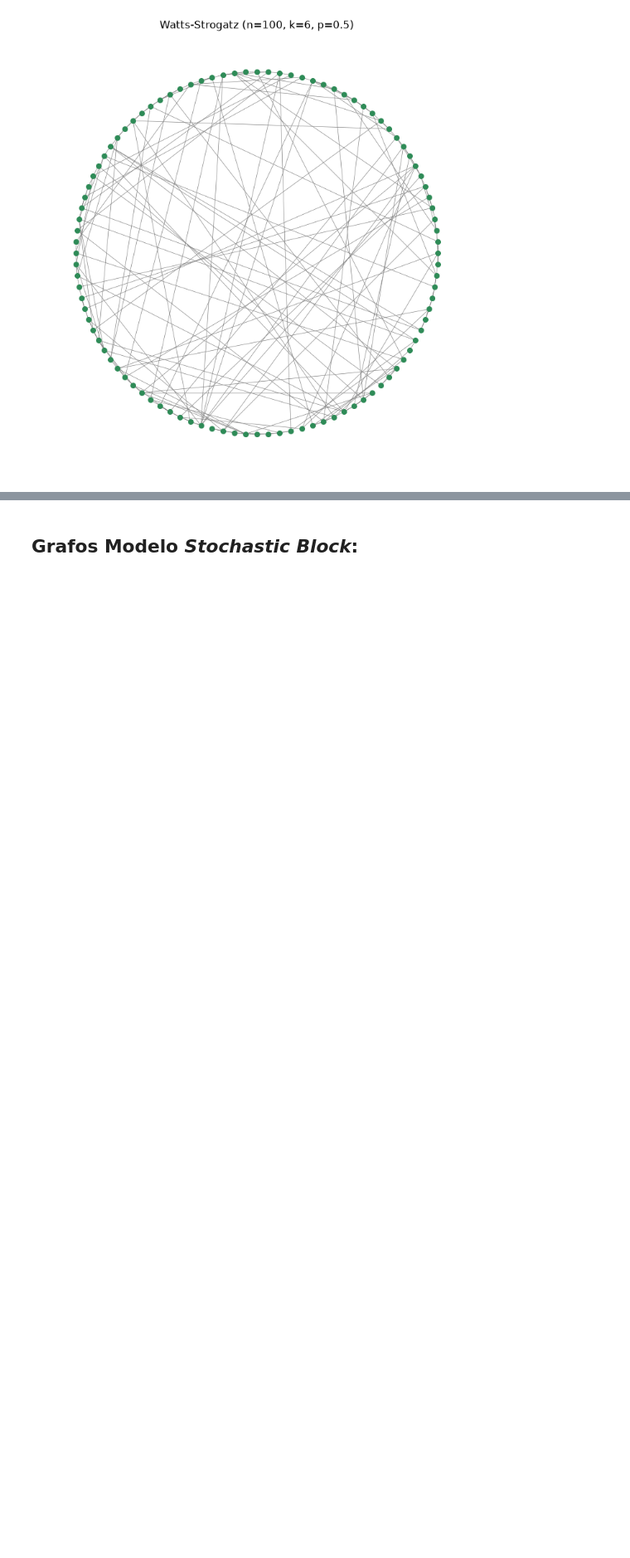
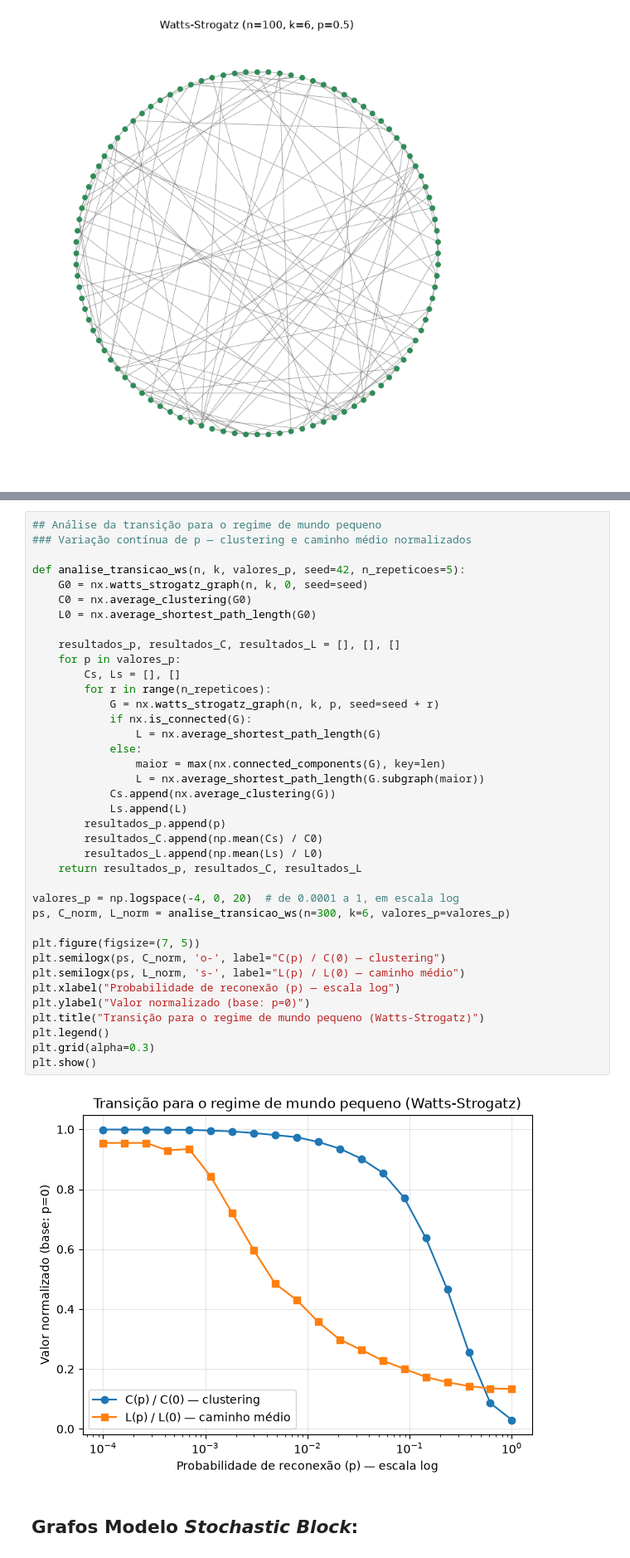
Before and after one commit to davialbuquerquerocha/EMAp.modelagem, a Jupyter notebook: parte1.ipynb, the cells around one changed output, grey strips where cells are left out. Shown at 83% size. Saved outputs shown, nothing was run; the diff lists cells and outputs as text; blank space fills up the shorter version.

```diff
--- a/parte1.ipynb
+++ b/parte1.ipynb
@@ -372,3 +540,43 @@ coeficiênte de clustering médio: 0.09699999999999999
+# %%
+## Análise da transição para o regime de mundo pequeno
+### Variação contínua de p — clustering e caminho médio normalizados
+
+def analise_transicao_ws(n, k, valores_p, seed=42, n_repeticoes=5):
+    G0 = nx.watts_strogatz_graph(n, k, 0, seed=seed)
+    C0 = nx.average_clustering(G0)
+    L0 = nx.average_shortest_path_length(G0)
+
+    resultados_p, resultados_C, resultados_L = [], [], []
+    for p in valores_p:
+        Cs, Ls = [], []
+        for r in range(n_repeticoes):
+            G = nx.watts_strogatz_graph(n, k, p, seed=seed + r)
+            if nx.is_connected(G):
+                L = nx.average_shortest_path_length(G)
+            else:
+                maior = max(nx.connected_components(G), key=len)
+                L = nx.average_shortest_path_length(G.subgraph(maior))
+            Cs.append(nx.average_clustering(G))
+            Ls.append(L)
+        resultados_p.append(p)
+        resultados_C.append(np.mean(Cs) / C0)
+        resultados_L.append(np.mean(Ls) / L0)
+    return resultados_p, resultados_C, resultados_L
+
+valores_p = np.logspace(-4, 0, 20)  # de 0.0001 a 1, em escala log
+ps, C_norm, L_norm = analise_transicao_ws(n=300, k=6, valores_p=valores_p)
+
+plt.figure(figsize=(7, 5))
+plt.semilogx(ps, C_norm, 'o-', label="C(p) / C(0) — clustering")
+plt.semilogx(ps, L_norm, 's-', label="L(p) / L(0) — caminho médio")
+plt.xlabel("Probabilidade de reconexão (p) — escala log")
+plt.ylabel("Valor normalizado (base: p=0)")
+plt.title("Transição para o regime de mundo pequeno (Watts-Strogatz)")
+plt.legend()
+plt.grid(alpha=0.3)
+plt.show()
+# %% [output]
+[figure, added]
 # %% [markdown]
 ## Grafos Modelo _Stochastic Block_:
 # %%
```
Also changed, not shown: parts of 20 cells of this notebook, 1 other file.
